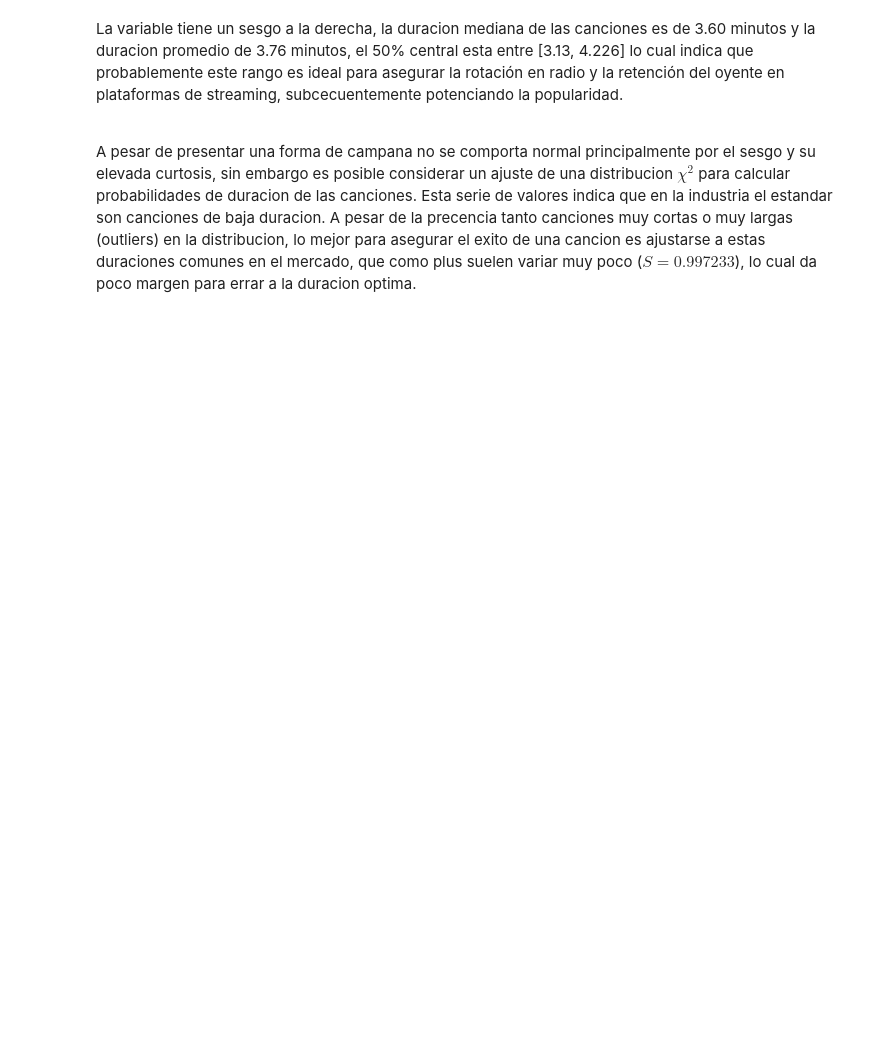
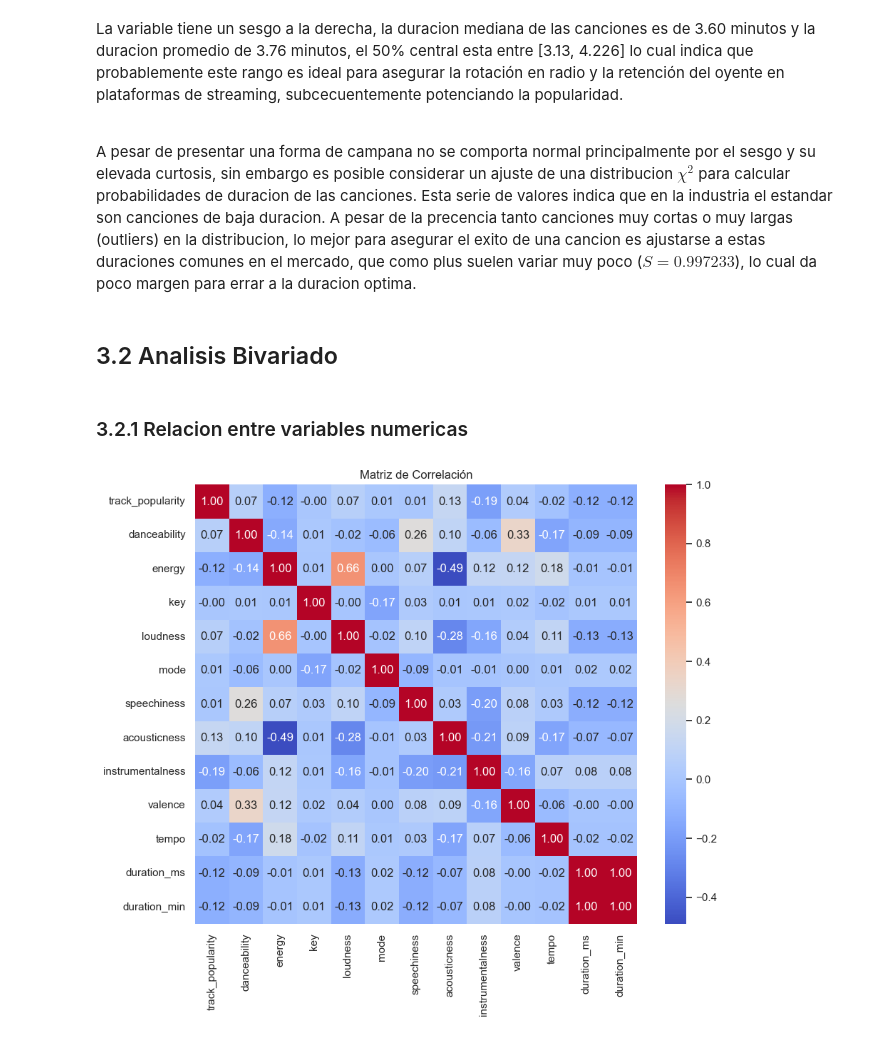
Before and after one commit to juanpablocarrillohortua/Proyecto_Data_Mining_UEC, a Jupyter notebook: notebooks/EDA_&_1st_part_notebook.ipynb, the cells around one changed output. Saved outputs shown, nothing was run; the diff lists cells and outputs as text; code cells hidden in the pictures; blank space fills up the shorter version.

```diff
--- a/notebooks/EDA_&_1st_part_notebook.ipynb
+++ b/notebooks/EDA_&_1st_part_notebook.ipynb
@@ -722,3 +747,16 @@ resumen_duration_min
 La variable tiene un sesgo a la derecha, la duracion mediana de las canciones es de 3.60 minutos y la duracion promedio de 3.76 minutos, el 50% central esta entre [3.13, 4.226] lo cual indica que probablemente este rango es ideal para asegurar la rotación en radio y la retención del oyente en plataformas de streaming, subcecuentemente potenciando la popularidad. <br><br>
 
 A pesar de presentar una forma de campana no se comporta normal principalmente por el sesgo y su elevada curtosis, sin embargo es posible considerar un ajuste de una distribucion $\chi^2$ para calcular probabilidades de duracion de las canciones. Esta serie de valores indica que en la industria el estandar son canciones de baja duracion. A pesar de la precencia tanto canciones muy cortas o muy largas (outliers) en la distribucion, lo mejor para asegurar el exito de una cancion es ajustarse a estas duraciones comunes en el mercado, que como plus suelen variar muy poco ($S=0.997233$), lo cual da poco margen para errar a la duracion optima.
+# %% [markdown]
+## 3.2 Analisis Bivariado
+# %% [markdown]
+### 3.2.1 Relacion entre variables numericas
+# %%
+matriz_corr = df.corr(numeric_only=True, method='spearman') #usar spearman para considerar relaciones sin verse afectado por la falta de normalidad
+
+plt.figure(figsize=(10, 8))
+sns.heatmap(matriz_corr, annot=True, cmap='coolwarm', fmt=".2f")
+plt.title('Matriz de Correlación')
+plt.show()
+# %% [output]
+[figure, added]
```
Also changed, not shown: parts of 47 cells of this notebook, 9 other files.
